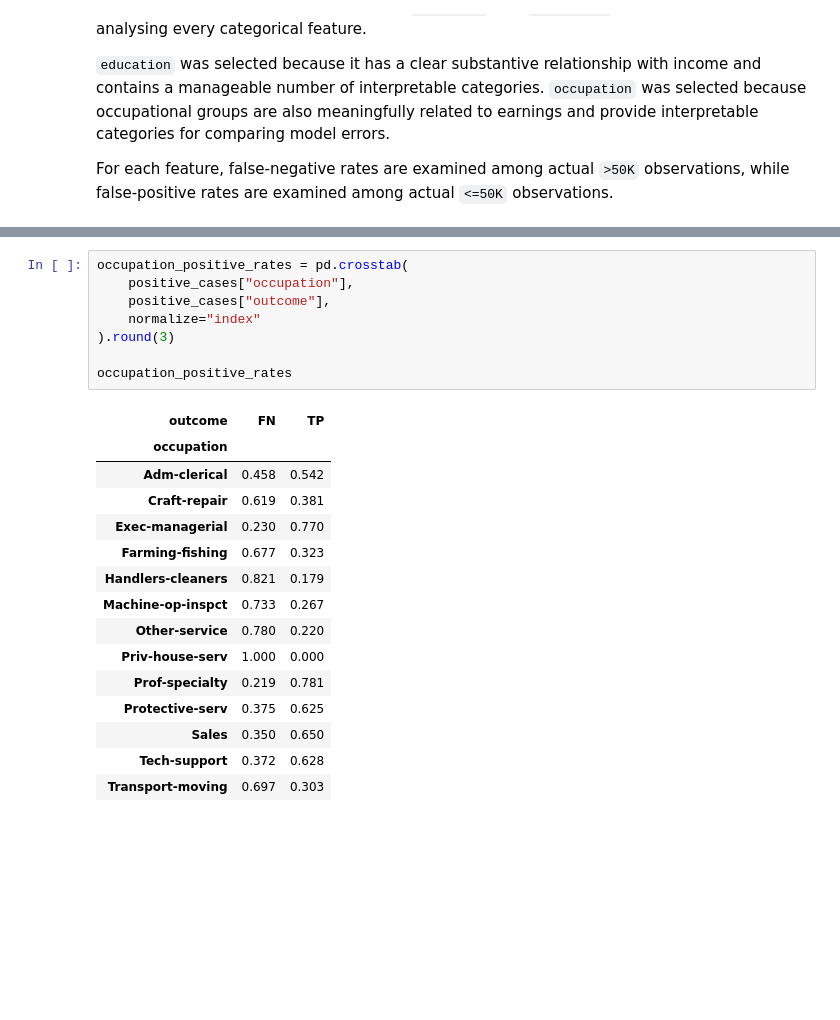
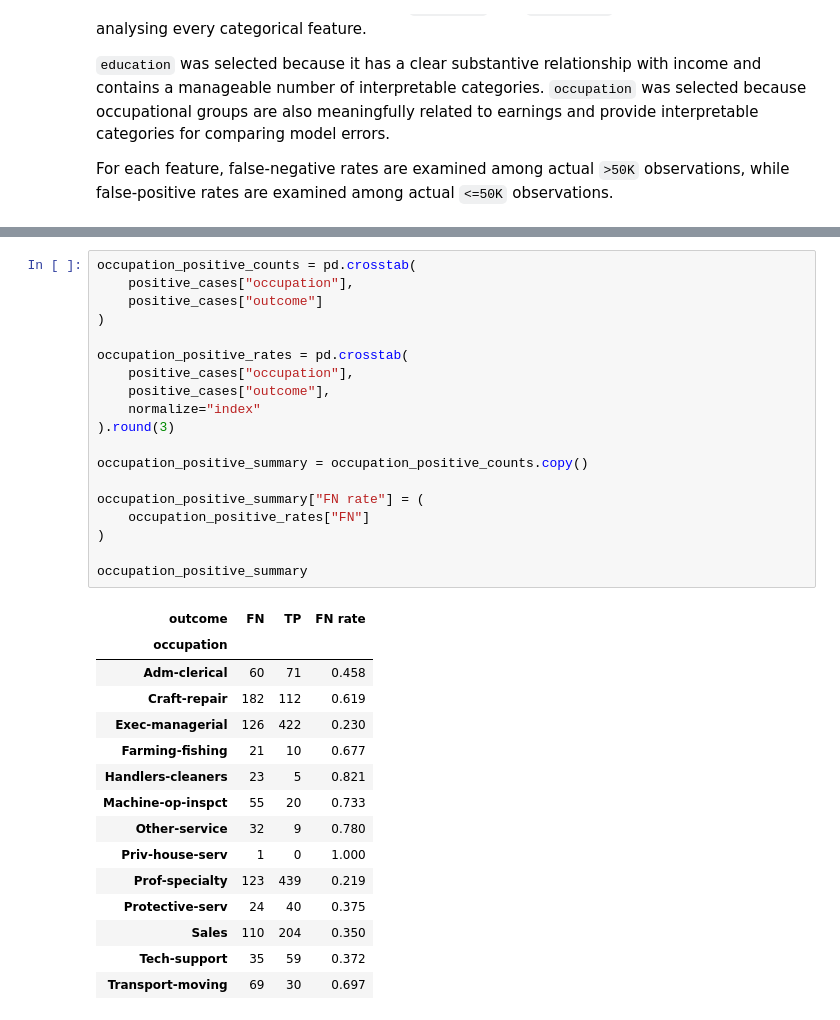
Before and after one commit to SimonYip22/adult-income-ml-classification, a Jupyter notebook: adult_income_workflow.ipynb, the cells around one changed output, grey strips where cells are left out. Drawn from its saved outputs; the diff is of its cells as text; blank space fills up the shorter version.

```diff
--- a/adult_income_workflow.ipynb
+++ b/adult_income_workflow.ipynb
@@ -1213,25 +1202,36 @@ estimates from sparsely represented categories are less stable.
 # %%
+occupation_positive_counts = pd.crosstab(
+    positive_cases["occupation"],
+    positive_cases["outcome"]
+)
+
 occupation_positive_rates = pd.crosstab(
     positive_cases["occupation"],
     positive_cases["outcome"],
     normalize="index"
 ).round(3)
 
-occupation_positive_rates
+occupation_positive_summary = occupation_positive_counts.copy()
+
+occupation_positive_summary["FN rate"] = (
+    occupation_positive_rates["FN"]
+)
+
+occupation_positive_summary
 # %% [output]
-| outcome | FN | TP |
-| occupation |  |  |
-| Adm-clerical | 0.458 | 0.542 |
-| Craft-repair | 0.619 | 0.381 |
-| Exec-managerial | 0.230 | 0.770 |
-| Farming-fishing | 0.677 | 0.323 |
-| Handlers-cleaners | 0.821 | 0.179 |
-| Machine-op-inspct | 0.733 | 0.267 |
-| Other-service | 0.780 | 0.220 |
-| Priv-house-serv | 1.000 | 0.000 |
-| Prof-specialty | 0.219 | 0.781 |
-| Protective-serv | 0.375 | 0.625 |
-| Sales | 0.350 | 0.650 |
-| Tech-support | 0.372 | 0.628 |
-| Transport-moving | 0.697 | 0.303 |
+| outcome | FN | TP | FN rate |
+| occupation |  |  |  |
+| Adm-clerical | 60 | 71 | 0.458 |
+| Craft-repair | 182 | 112 | 0.619 |
+| Exec-managerial | 126 | 422 | 0.230 |
+| Farming-fishing | 21 | 10 | 0.677 |
+| Handlers-cleaners | 23 | 5 | 0.821 |
+| Machine-op-inspct | 55 | 20 | 0.733 |
+| Other-service | 32 | 9 | 0.780 |
+| Priv-house-serv | 1 | 0 | 1.000 |
+| Prof-specialty | 123 | 439 | 0.219 |
+| Protective-serv | 24 | 40 | 0.375 |
+| Sales | 110 | 204 | 0.350 |
+| Tech-support | 35 | 59 | 0.372 |
+| Transport-moving | 69 | 30 | 0.697 |
 # %%
```
Also changed, not shown: parts of 9 cells of this notebook.
